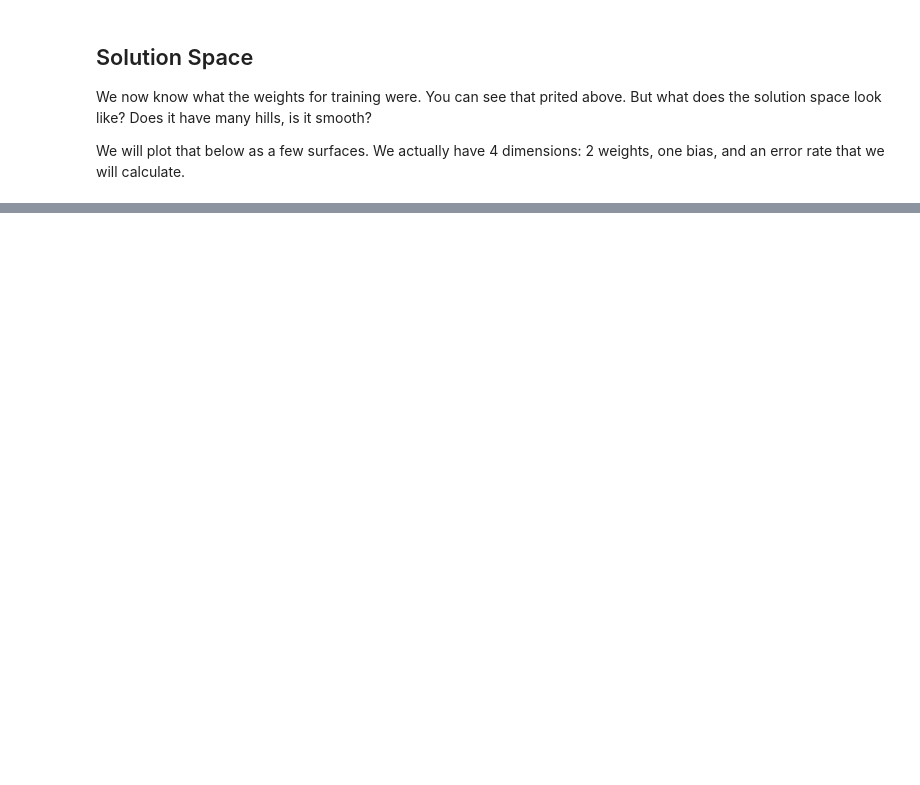
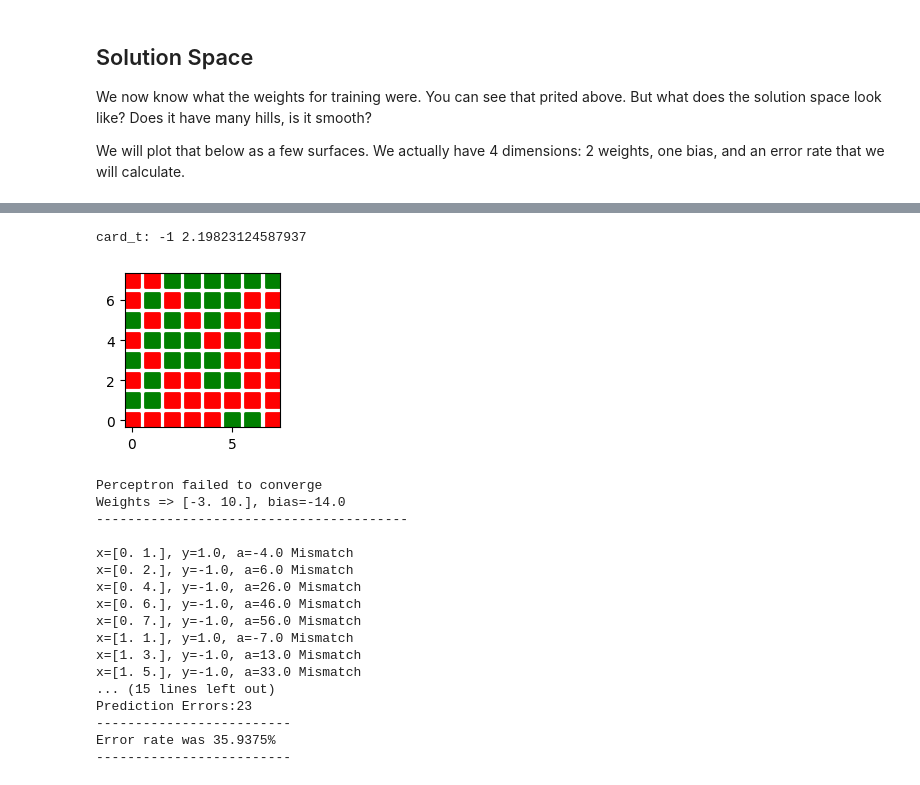
Before and after one commit to ashanbh/perceptron, a Jupyter notebook: notebooks/perceptron_space_hills.ipynb, the cells around one changed output, grey strips where cells are left out. Cells and saved outputs as stored; diff of their text form; code cells hidden in the pictures; blank space fills up the shorter version.

```diff
--- a/notebooks/perceptron_space_hills.ipynb
+++ b/notebooks/perceptron_space_hills.ipynb
@@ -230,0 +231,41 @@ Scale = Jet
+# %%
+#generate a regular card
+(X,Y) = training_card(vertical_partition=False)
+
+##
+# Make the data noisy by reversing about 50% of the training set.
+for i,y in enumerate(Y):
+        Y[i] = -Y[i] if not round(random.uniform(0,1)) else Y[i]
+draw_card(X,Y)
+plt.show()
+
+##
+# give it a good 50 epochs.
+# data is not likely to be linearly seprable, so there should be some amount of error
+##
+(weights,bias, convergence) = tron.perceptron(X,Y,np.zeros(2), 0,epochs=50)
+debug_training_weights(weights, bias, convergence)
+
+#Predict and print info about mismatches.
+num_errors = tron.predict_only(X,Y,weights, bias,debug_function)
+print(f"{'-'*25}\nError rate was {num_errors/64*100}%\n{'-'*25}")
+# %% [output]
+card_t: -1 2.19823124587937
+[figure, added]
+Perceptron failed to converge
+Weights => [-3. 10.], bias=-14.0
+----------------------------------------
+
+x=[0. 1.], y=1.0, a=-4.0 Mismatch
+x=[0. 2.], y=-1.0, a=6.0 Mismatch
+x=[0. 4.], y=-1.0, a=26.0 Mismatch
+x=[0. 6.], y=-1.0, a=46.0 Mismatch
+x=[0. 7.], y=-1.0, a=56.0 Mismatch
+x=[1. 1.], y=1.0, a=-7.0 Mismatch
+x=[1. 3.], y=-1.0, a=13.0 Mismatch
+x=[1. 5.], y=-1.0, a=33.0 Mismatch
+... (15 lines left out)
+Prediction Errors:23
+-------------------------
+Error rate was 35.9375%
+-------------------------
```
Also changed, not shown: parts of 5 cells of this notebook.
